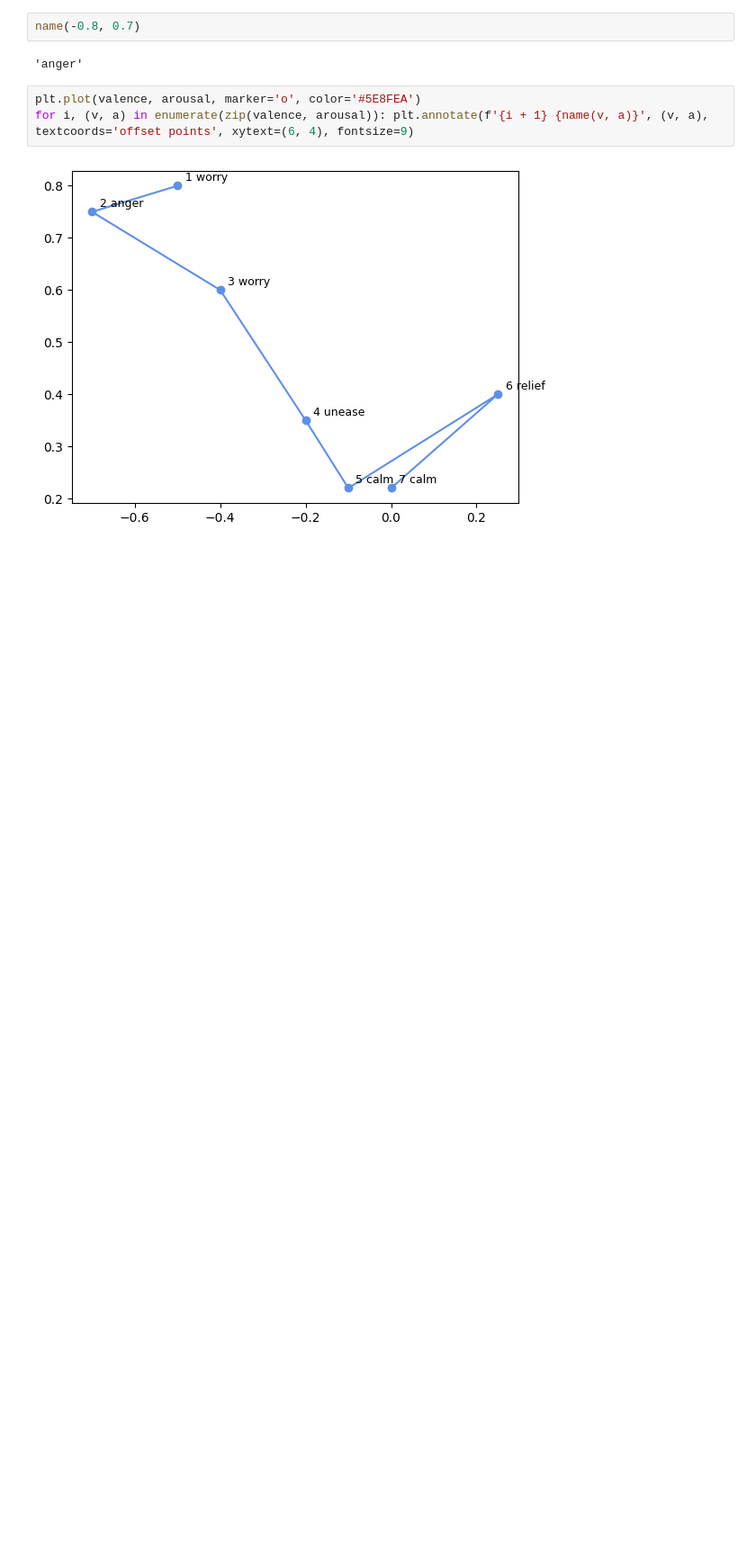
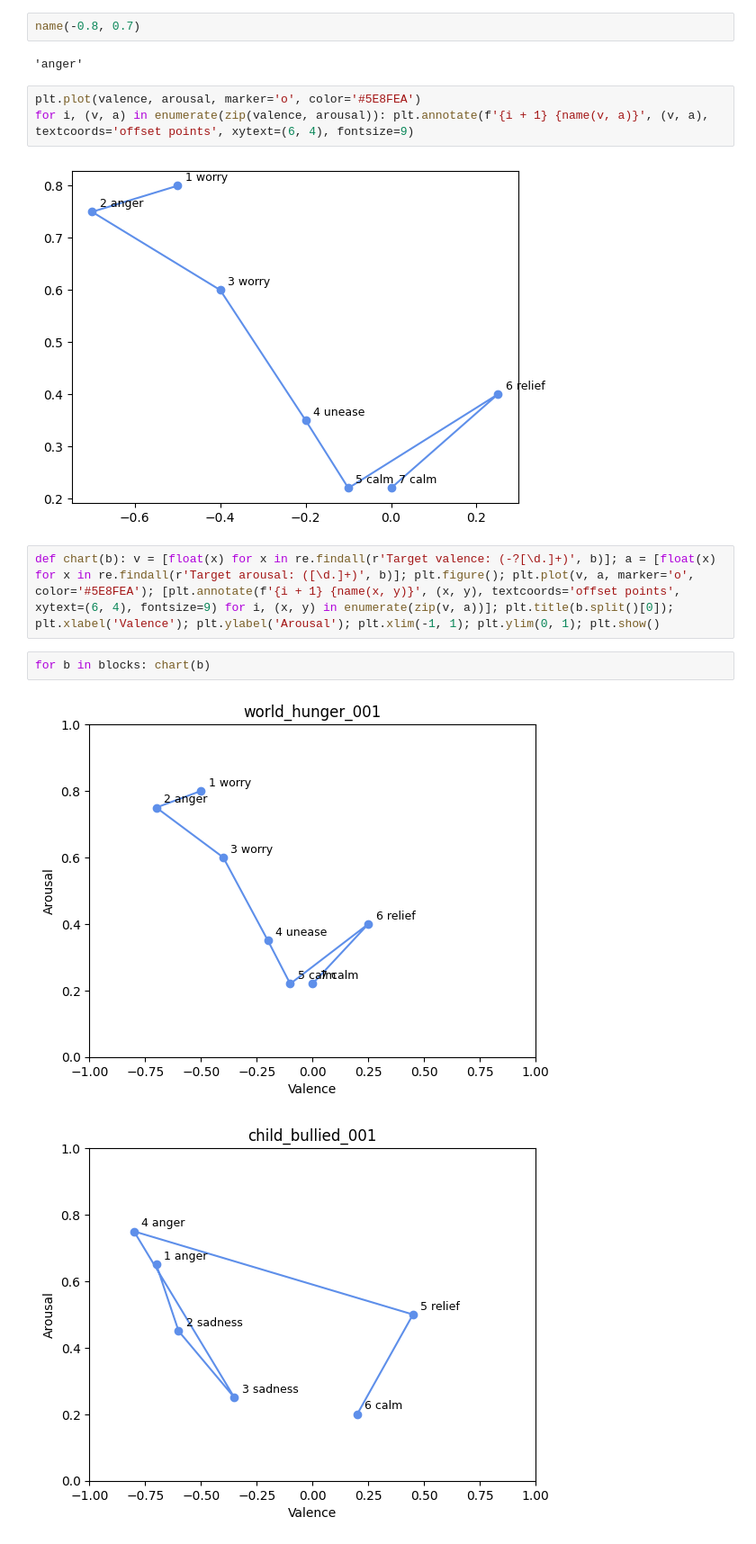
Before and after one commit to anytaaly/cershe-valence-arousal-data-analysis, a Jupyter notebook: cershe_valence_arousal_data_analysis.ipynb, the cells around one changed output. Shown at 90% size. Cells and saved outputs as stored; diff of their text form; blank space fills up the shorter version.

```diff
--- a/cershe_valence_arousal_data_analysis.ipynb
+++ b/cershe_valence_arousal_data_analysis.ipynb
@@ -110,3 +110,10 @@ plt.plot(valence, arousal, marker='o', color='#5E8FEA')
 for i, (v, a) in enumerate(zip(valence, arousal)): plt.annotate(f'{i + 1} {name(v, a)}', (v, a), textcoords='offset points', xytext=(6, 4), fontsize=9)
 # %% [output]
 [figure]
+# %%
+def chart(b): v = [float(x) for x in re.findall(r'Target valence: (-?[\d.]+)', b)]; a = [float(x) for x in re.findall(r'Target arousal: ([\d.]+)', b)]; plt.figure(); plt.plot(v, a, marker='o', color='#5E8FEA'); [plt.annotate(f'{i + 1} {name(x, y)}', (x, y), textcoords='offset points', xytext=(6, 4), fontsize=9) for i, (x, y) in enumerate(zip(v, a))]; plt.title(b.split()[0]); plt.xlabel('Valence'); plt.ylabel('Arousal'); plt.xlim(-1, 1); plt.ylim(0, 1); plt.show()
+# %%
+for b in blocks: chart(b)
+# %% [output]
+[figure, added]
+[figure, added]
```
Also changed, not shown: parts of 1 cell of this notebook.
